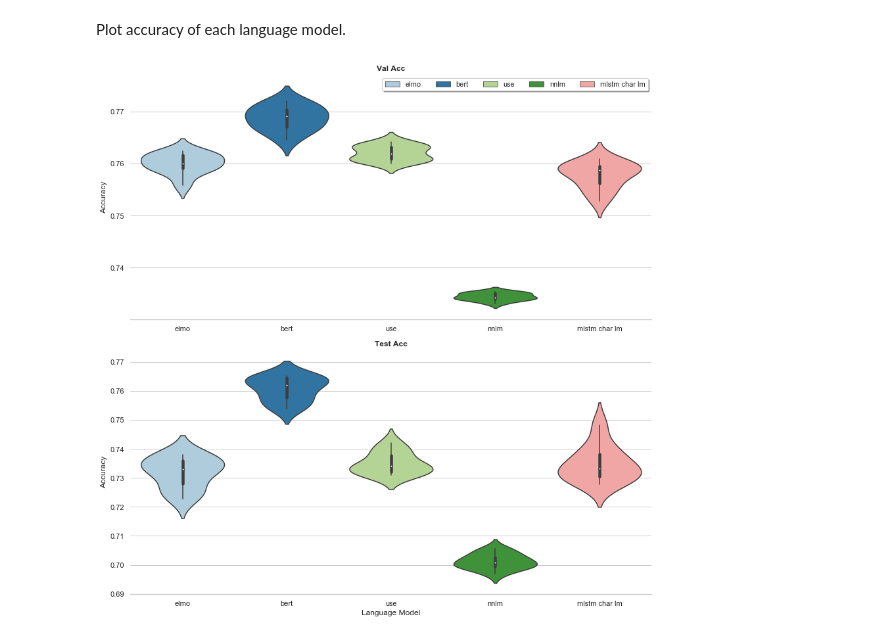
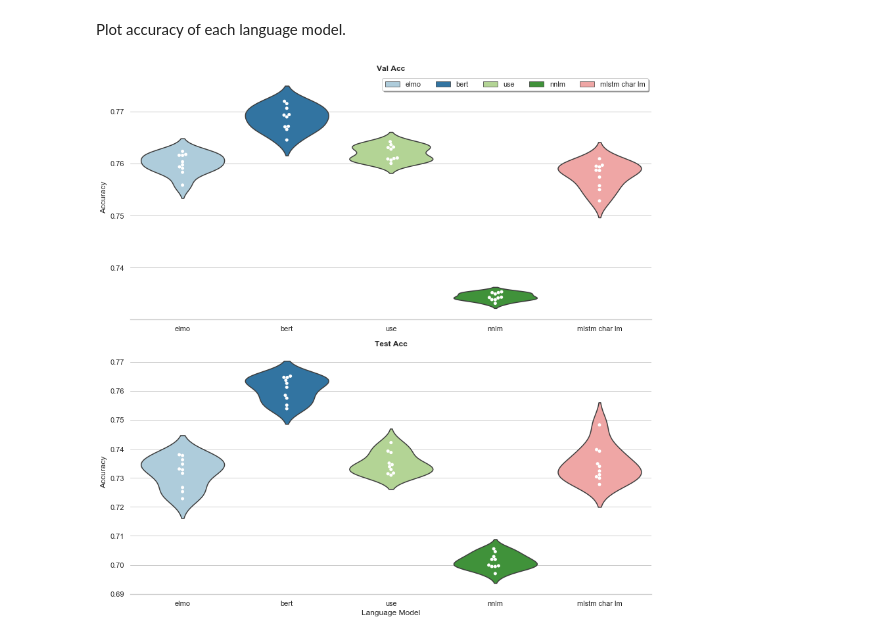
Before and after one commit to NathanDuran/Sentence-Encoding-for-DA-Classification, a Jupyter notebook: data_processing/results.ipynb, the cells around one changed output. Saved outputs shown, nothing was run; the diff lists cells and outputs as text; code cells hidden in the pictures.

```diff
--- a/data_processing/results.ipynb
+++ b/data_processing/results.ipynb
@@ -493,8 +453,8 @@ Using pre-trained language models to generate sequence representations.
 exp_param = 'embedding_type'
 
 # Load language models experiment data
-lm_data = load_dataframe(os.path.join(task_name, 'language_models', 'language_models' +'_data.csv'))
-lm_mean_data = load_dataframe(os.path.join(task_name, 'language_models', 'language_models' +'_mean_data.csv'))
+lm_data = load_dataframe(os.path.join(task_name, 'language_models', 'language_models_data.csv'))
+lm_mean_data = load_dataframe(os.path.join(task_name, 'language_models', 'language_models_mean_data.csv'))
 
 # Get the max values for each model
 lm_data_max = get_max(lm_mean_data, [exp_param])
@@ -521,18 +481,14 @@ Plot accuracy of each language model.
 # %%
 # TODO remove test data
 # Get test and validation accuracy for each model
 lm_acc_data = lm_data.drop(lm_data.columns.difference(['model_name', exp_param, 'val_acc', 'test_acc']), axis=1)
 lm_acc_data = lm_acc_data.rename(columns={'val_acc': 'Val Acc', 'test_acc': 'Test Acc'})
 lm_acc_data = lm_acc_data.melt(id_vars=['model_name', exp_param])
 
-# g, fig = plot_facetgrid(lm_acc_data, x="model_name", y="value", hue="model_name", col='variable', kind='bar',
-#                         title='', y_label='Accuracy', x_label='Language Model',
-#                         share_y=True, num_col=1, show_bar_value=True, dodge=False, num_legend_col=5, legend_loc='best')
-
-g, fig = plot_facetgrid(lm_acc_data, x="model_name", y="value", hue="model_name", col='variable', kind='violin',
+g, fig = plot_facetgrid(lm_acc_data, x="model_name", y="value", hue="model_name", col='variable', kind='swarm_violin',
                         num_legend_col=5, y_label='Accuracy', x_label='Language Model',
                         share_y=False, num_col=1, colour='Paired', dodge=False)
 
 # g.savefig(os.path.join(task_name, exp_param ,exp_param + '_accuracy.png'))
 # %% [output]
-[figure, old version]
+[figure, new version]
```
Also changed, not shown: parts of 5 cells of this notebook, 2 other files.
